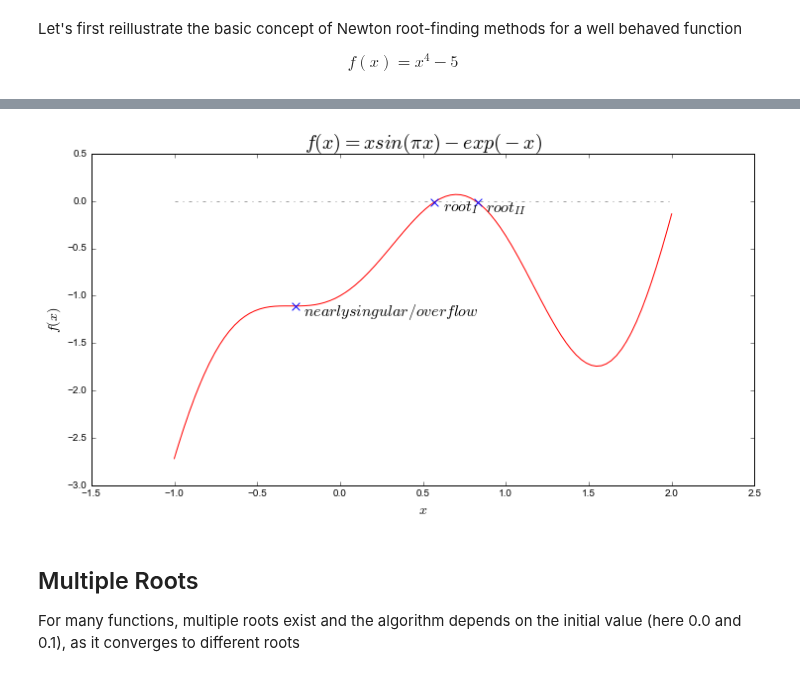
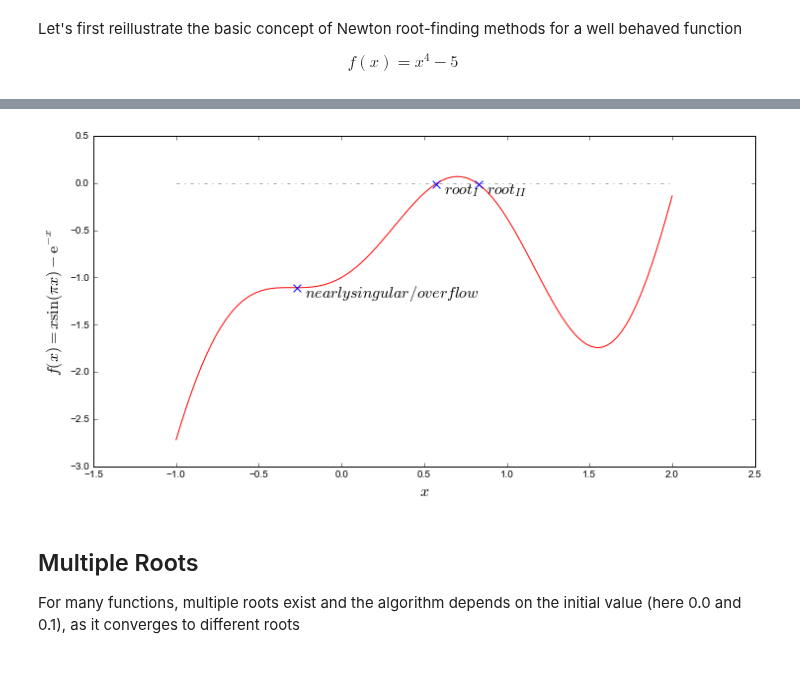
Before and after one commit to ggorman/Numerical-methods-1, a Jupyter notebook: notebook/roots_of_equations.ipynb, the cells around one changed output, grey strips where cells are left out. Drawn from its saved outputs; the diff is of its cells as text; code cells hidden in the pictures.

```diff
--- a/notebook/roots_of_equations.ipynb
+++ b/notebook/roots_of_equations.ipynb
@@ -108,0 +82,7 @@ x_17 = 0.56719
+# %%
+# THIS CELL IS FOR ILLUSTRATIONAL PURPOSES ONLY
+%matplotlib inline
+import auxilliary_plots  # only for illustrational purposes
+def f(x):
+    return np.exp(-x)
+auxilliary_plots.picard_convergence_pattern(f, 0., flabel=r'$f(x) = \mathrm{e}^{-x}$')
@@ -399,0 +409,13 @@ x_{n+1} = x_n - f(x_n) \left ( \frac{x_n - x_{n-1}}{f(x_n) - f(x_{n-1})} \right
+# %%
+# THIS CELL IS FOR ILLUSTRATIONAL PURPOSES ONLY
+%matplotlib inline
+import auxilliary_plots
+
+def f(x):
+    return x - np.exp(-x)
+
+x0 = -1.
+x1 = x0+0.75
+auxilliary_plots.secant_convergence_pattern(f, x0, x1, 1E-3, 2, loc0=4, loc1=2, loc2=1,
+                                            zoom=4, ixmin=0.4, ixmax=0.65, iymin=-0.2, iymax=0.2,
+                                            flabel=r'$f(x) = x - \mathrm{e}^{-x}$')
@@ -450,29 +480,28 @@ f(x) = x sin(\pi x)-exp(-x)
 # %%
-# this cell is for illustrational purposes only
+# THIS CELL IS FOR ILLUSTRATIONAL PURPOSES ONLY
 %matplotlib inline
 import numpy as np
 import matplotlib.pyplot as plt
 
 def f(x):
     return x*np.sin(np.pi*x)-np.exp(-x)
 
 x = np.linspace(-1, 2, 100)
 y = f(x)
 
 fig, ax = plt.subplots(figsize=(12,6))
 ax.plot(x, y, color='r',zorder=0)
 xs = [0.57, 0.83, -0.27]
 texts = ['$root_I$', '$root_{II}$', '$nearly singular/overflow$']
 for i in range(len(xs)):
     ax.scatter([xs[i]], [f(xs[i])],marker='x',s=60)
     ax.text(xs[i]+0.05, f(xs[i])-0.1, texts[i], fontsize=16)
 ax.plot(x,np.zeros_like(x),color='gray',ls='-.',alpha=0.75)
-ax.set_xlabel('$x$', fontsize=14)
-ax.set_ylabel('$f(x)$', fontsize=14)
-plt.title('$f(x)= x sin(\pi x) - exp(-x)$', fontsize=20)
+ax.set_xlabel('$x$', fontsize=16)
+ax.set_ylabel('$f(x)= x \mathrm{sin}(\pi x) - \mathrm{e}^{-x}$', fontsize=16)
 plt.show()
 # %% [output]
-[figure, old version]
+[figure, new version]
 # %% [markdown]
 ## Multiple Roots
 
```
Also changed, not shown: parts of 37 cells of this notebook, 1 other file.
